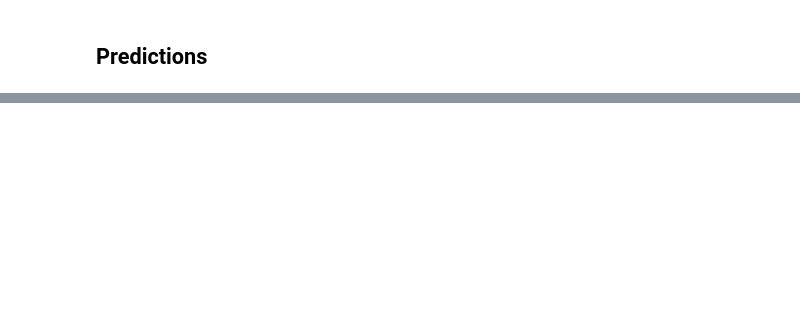
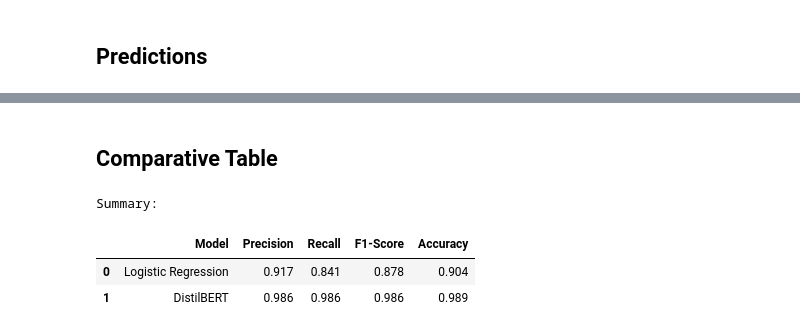
Before and after one commit to keitaVigano/tm4spam, a Jupyter notebook: notebooks/compare_classification.ipynb, the cells around one changed output, grey strips where cells are left out. Saved outputs shown, nothing was run; the diff lists cells and outputs as text; code cells hidden in the pictures; blank space fills up the shorter version.

```diff
--- a/notebooks/compare_classification.ipynb
+++ b/notebooks/compare_classification.ipynb
@@ -68,13 +74,3 @@ DistilBertForSequenceClassification(
 ## Predictions
 # %%
 logistic_preds = logistic_pipeline.predict(test_texts)
-# %%
-# Tokenize
-test_encodings = tokenizer(test_texts_bert, truncation=True, padding=True, return_tensors="pt")
-test_encodings = {key: val.to(device) for key, val in test_encodings.items()}
-
-# Inference
-with torch.no_grad():
-    outputs = bert_model(**test_encodings)
-    logits = outputs.logits
-    bert_preds = torch.argmax(logits, dim=-1).cpu().numpy()
@@ -80,0 +145,31 @@ with torch.no_grad():
+# %% [markdown]
+## Comparative Table
+# %%
+# Metrics Logistic Regression
+logistic_precision = precision_score(test_labels, logistic_preds)
+logistic_recall = recall_score(test_labels, logistic_preds)
+logistic_f1 = f1_score(test_labels, logistic_preds)
+logistic_accuracy = accuracy_score(test_labels, logistic_preds)
+
+# Metrics DistilBERT
+bert_precision = precision_score(test_labels_bert, bert_preds)
+bert_recall = recall_score(test_labels_bert, bert_preds)
+bert_f1 = f1_score(test_labels_bert, bert_preds)
+bert_accuracy = accuracy_score(test_labels_bert, bert_preds)
+
+# table
+results_df = pd.DataFrame({
+    "Model": ["Logistic Regression", "DistilBERT"],
+    "Precision": [logistic_precision, bert_precision],
+    "Recall": [logistic_recall, bert_recall],
+    "F1-Score": [logistic_f1, bert_f1],
+    "Accuracy": [logistic_accuracy, bert_accuracy]
+})
+
+print("Summary:")
+display(results_df.round(3))
+# %% [output]
+Summary:
+|  | Model | Precision | Recall | F1-Score | Accuracy |
+| 0 | Logistic Regression | 0.917 | 0.841 | 0.878 | 0.904 |
+| 1 | DistilBERT | 0.986 | 0.986 | 0.986 | 0.989 |
```
Also changed, not shown: parts of 8 cells of this notebook, 1 other file.
